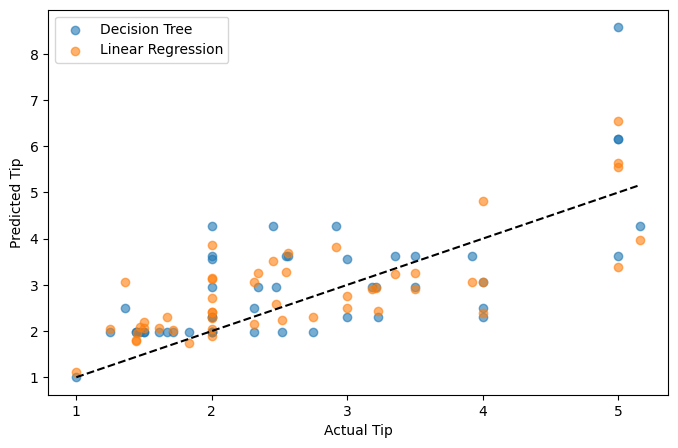
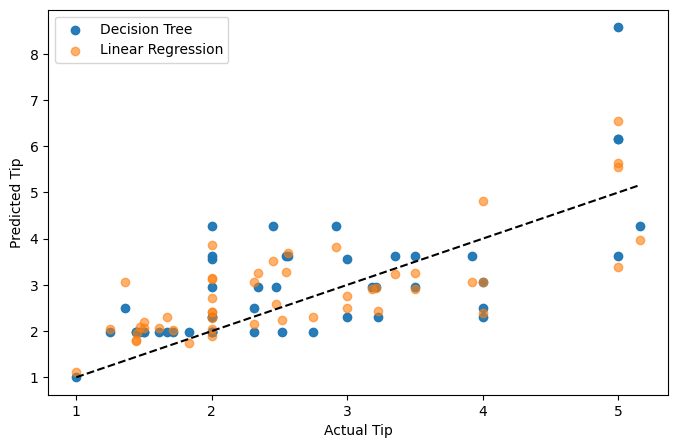
The change to this notebook cell's code, shown as a diff; its figure went from the first image to the second:
--- before
+++ after
@@ -1,4 +1,4 @@
 plt.figure(figsize=(8, 5))
-plt.scatter(y_test, dt_pred, label='Decision Tree', alpha=0.6)
+plt.scatter(y_test, dt_pred, label='Decision Tree', alpha=0.96)
 plt.scatter(y_test, lr_pred, label='Linear Regression', alpha=0.6)
 plt.plot([y_test.min(), y_test.max()], [y_test.min(), y_test.max()], 'k--')

Commit: update: Day 028 complete - Decision Trees and SVM done, Phase 3 notebooks added (Day 29-38)